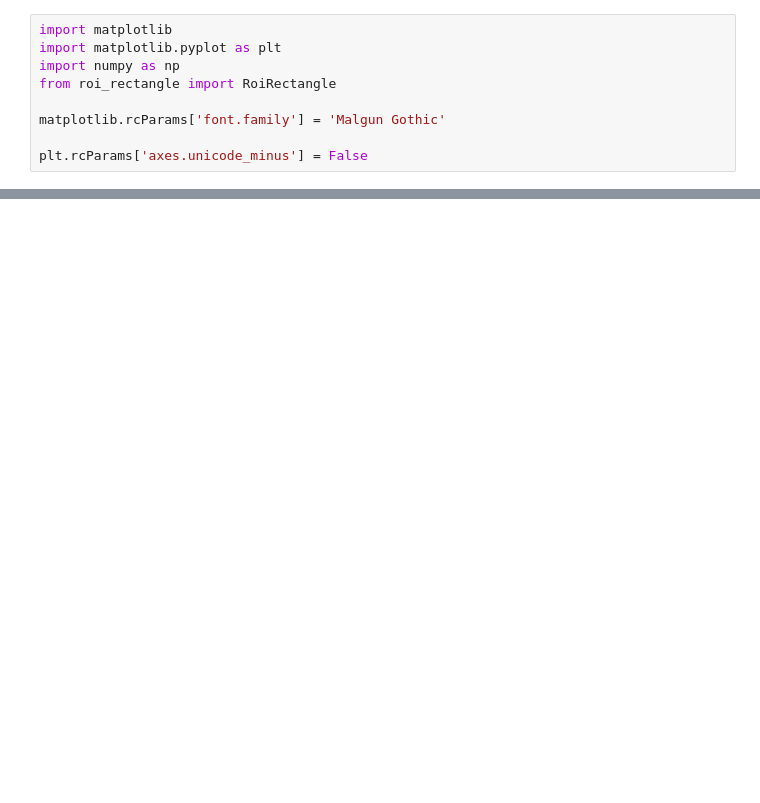
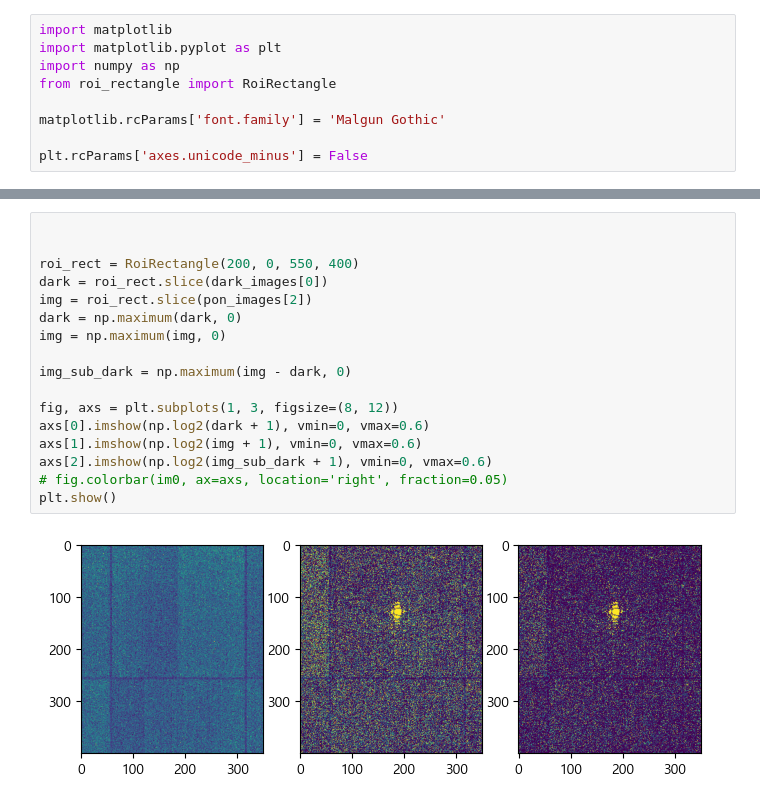
Before and after one commit to SJB7777/CordaX, a Jupyter notebook: notebooks/glamp.ipynb, the cells around one changed output, grey strips where cells are left out. Saved outputs shown, nothing was run; the diff lists cells and outputs as text; blank space fills up the shorter version.

```diff
--- a/notebooks/glamp.ipynb
+++ b/notebooks/glamp.ipynb
@@ -49,0 +83,19 @@ fig.savefig('high_res_plot.png', dpi=300)
+# %%
+
+
+roi_rect = RoiRectangle(200, 0, 550, 400)
+dark = roi_rect.slice(dark_images[0])
+img = roi_rect.slice(pon_images[2])
+dark = np.maximum(dark, 0)
+img = np.maximum(img, 0)
+
+img_sub_dark = np.maximum(img - dark, 0)
+
+fig, axs = plt.subplots(1, 3, figsize=(8, 12))
+axs[0].imshow(np.log2(dark + 1), vmin=0, vmax=0.6)
+axs[1].imshow(np.log2(img + 1), vmin=0, vmax=0.6)
+axs[2].imshow(np.log2(img_sub_dark + 1), vmin=0, vmax=0.6)
+# fig.colorbar(im0, ax=axs, location='right', fraction=0.05)
+plt.show()
+# %% [output]
+[figure, added]
```
Also changed, not shown: parts of 14 cells of this notebook, 1 other file.
